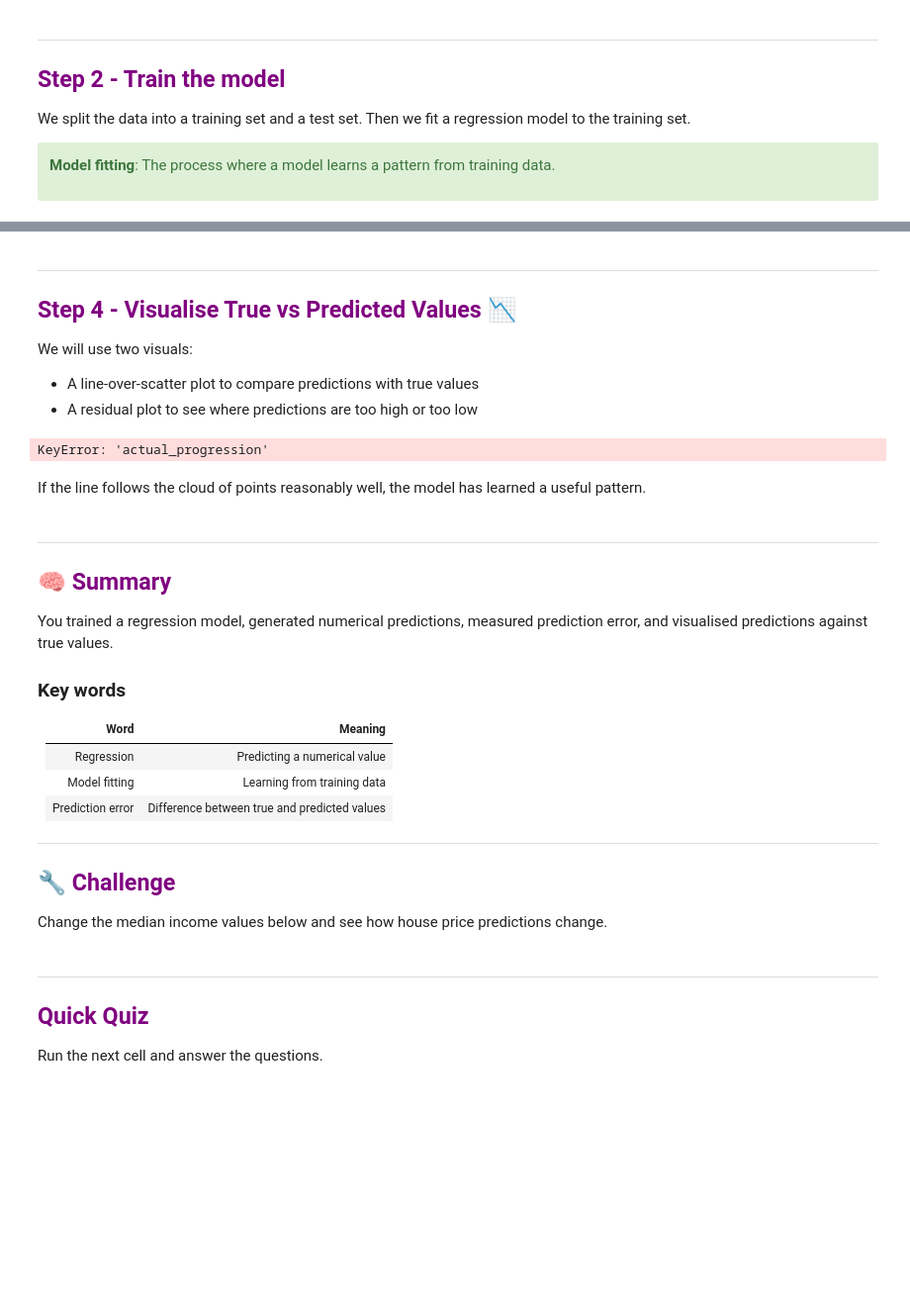
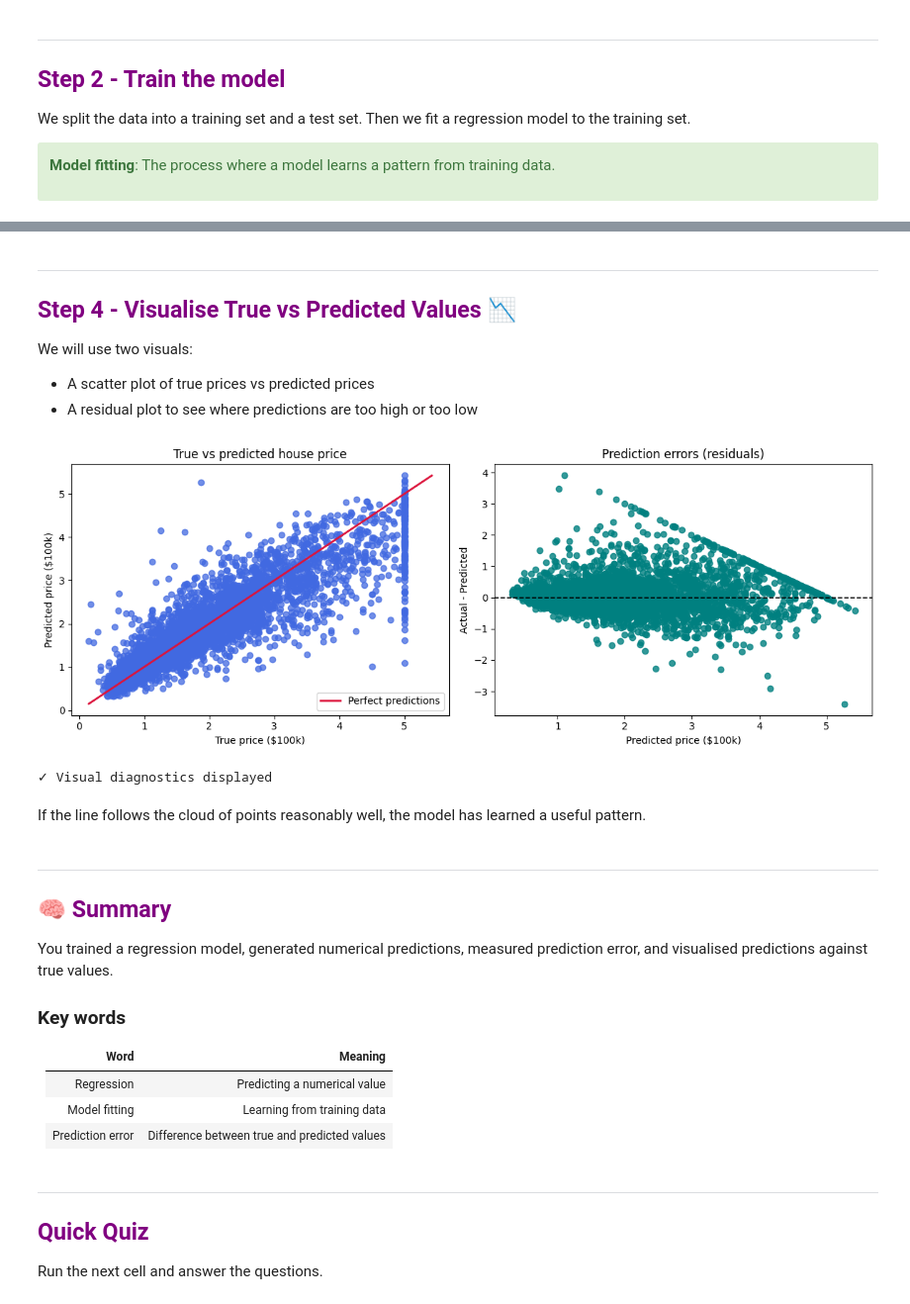
Before and after one commit to nathanhigginbotham/UCL-CDT-AICourse, a Jupyter notebook: B03_making_predictions.ipynb, the cells around one changed output, grey strips where cells are left out. Shown at 99% size. Saved outputs shown, nothing was run; the diff lists cells and outputs as text; code cells hidden in the pictures; blank space fills up the shorter version.

```diff
--- a/B03_making_predictions.ipynb
+++ b/B03_making_predictions.ipynb
@@ -327,50 +373,49 @@ R^2 score: 0.46
 
 We will use two visuals:
 
-- A line-over-scatter plot to compare predictions with true values
+- A scatter plot of true prices vs predicted prices
 - A residual plot to see where predictions are too high or too low
 # %%
-plot_df = comparison.sort_values(feature_col)
-residuals = plot_df["actual_progression"] - plot_df["predicted_progression"]
+plot_df = pd.DataFrame({
+    "actual_price": y_test.values,
+    "predicted_price": y_pred
+})
+residuals = plot_df["actual_price"] - plot_df["predicted_price"]
 
 fig, axes = plt.subplots(1, 2, figsize=(12, 4.5))
 
 axes[0].scatter(
-    plot_df[feature_col],
     plot_df["actual_price"],
-    label="True values",
-    alpha=0.8,
+    plot_df["predicted_price"],
+    alpha=0.75,
     color="royalblue"
 )
-axes[0].plot(
-    plot_df[feature_col],
-    plot_df["predicted_price"],
-    color="crimson",
-    linewidth=2.5,
-    label="Predicted line"
-)
+min_val = min(plot_df["actual_price"].min(), plot_df["predicted_price"].min())
+max_val = max(plot_df["actual_price"].max(), plot_df["predicted_price"].max())
+axes[0].plot([min_val, max_val], [min_val, max_val], color="crimson", linewidth=2.0, label="Perfect predictions")
 axes[0].set_title("True vs predicted house price")
-axes[0].set_xlabel(feature_col)
-axes[0].set_ylabel("House value ($100k)")
+axes[0].set_xlabel("True price ($100k)")
+axes[0].set_ylabel("Predicted price ($100k)")
 axes[0].legend()
 
 axes[1].scatter(
     plot_df["predicted_price"],
     residuals,
     color="teal",
     alpha=0.8
 )
 axes[1].axhline(0, color="black", linestyle="--", linewidth=1.2)
 axes[1].set_title("Prediction errors (residuals)")
 axes[1].set_xlabel("Predicted price ($100k)")
 axes[1].set_ylabel("Actual - Predicted")
 
 plt.tight_layout()
 plt.show()
 
 print("✓ Visual diagnostics displayed")
 # %% [output]
+[figure, added]
-KeyError: 'actual_progression'
+✓ Visual diagnostics displayed
 # %% [markdown]
 If the line follows the cloud of points reasonably well, the model has learned a useful pattern.
 # %% [markdown]
@@ -387,9 +432,3 @@ You trained a regression model, generated numerical predictions, measured predic
 | Regression | Predicting a numerical value |
 | Model fitting | Learning from training data |
 | Prediction error | Difference between true and predicted values |
-
----
-
-## <span style="color: purple;">🔧 Challenge</span>
-
-Change the median income values below and see how house price predictions change.
```
Also changed, not shown: parts of 11 cells of this notebook.
